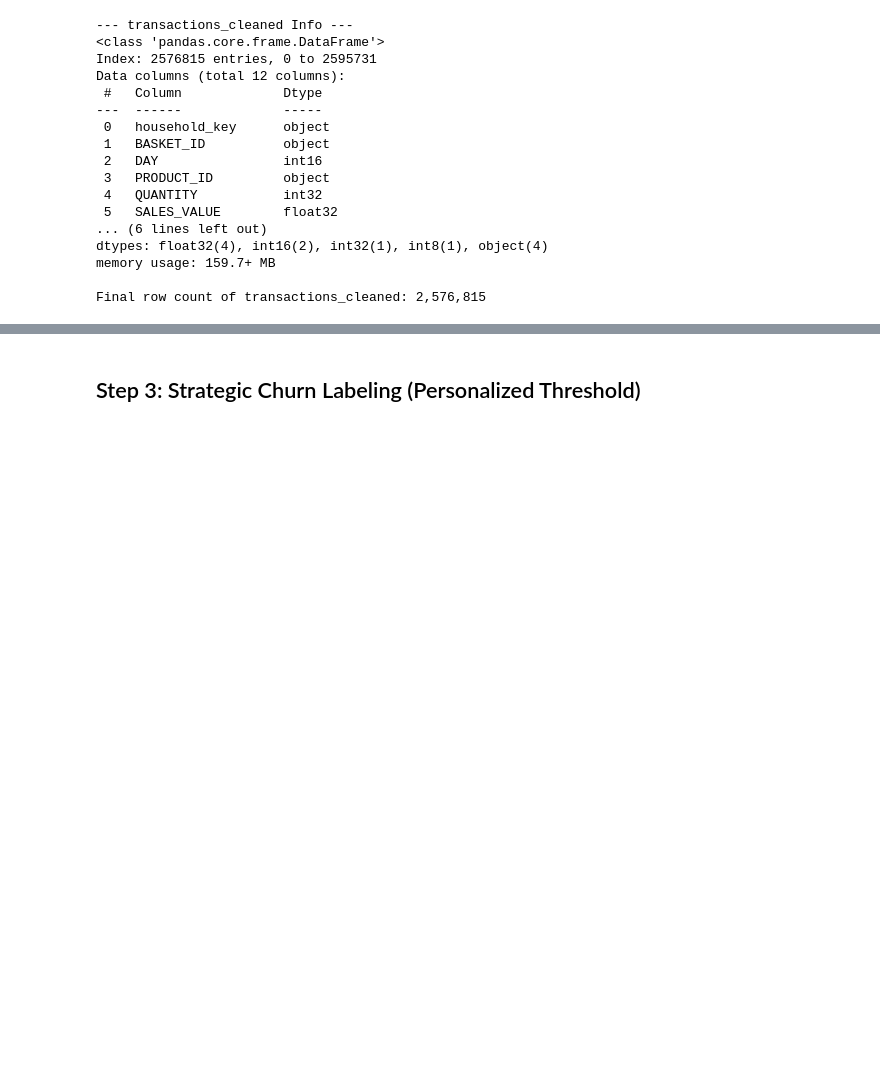
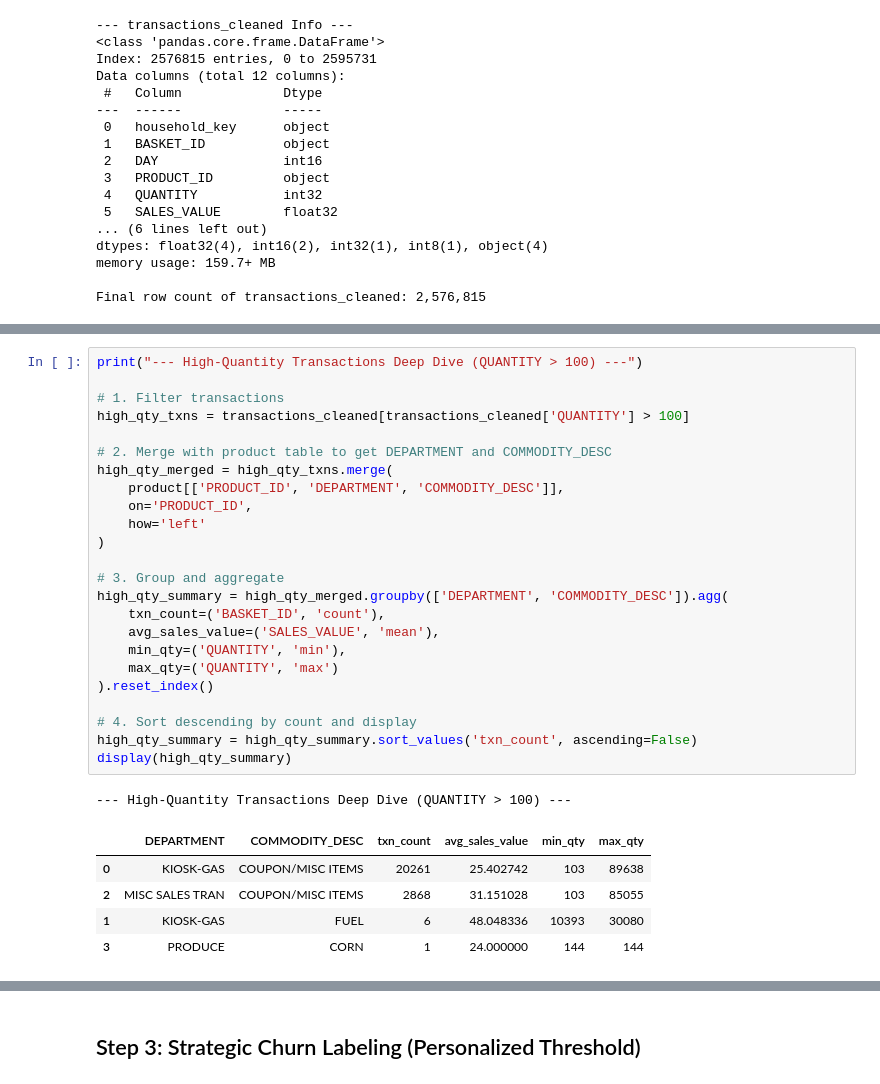
Before and after one commit to bich-le/DDM-Churn-Project, a Jupyter notebook: notebooks/01_Data_Integration_and_Labeling.ipynb, the cells around one changed output, grey strips where cells are left out. Saved outputs shown, nothing was run; the diff lists cells and outputs as text; blank space fills up the shorter version.

```diff
--- a/notebooks/01_Data_Integration_and_Labeling.ipynb
+++ b/notebooks/01_Data_Integration_and_Labeling.ipynb
@@ -405,0 +492,31 @@ Final row count of transactions_cleaned: 2,576,815
+# %%
+print("--- High-Quantity Transactions Deep Dive (QUANTITY > 100) ---")
+
+# 1. Filter transactions
+high_qty_txns = transactions_cleaned[transactions_cleaned['QUANTITY'] > 100]
+
+# 2. Merge with product table to get DEPARTMENT and COMMODITY_DESC
+high_qty_merged = high_qty_txns.merge(
+    product[['PRODUCT_ID', 'DEPARTMENT', 'COMMODITY_DESC']],
+    on='PRODUCT_ID',
+    how='left'
+)
+
+# 3. Group and aggregate
+high_qty_summary = high_qty_merged.groupby(['DEPARTMENT', 'COMMODITY_DESC']).agg(
+    txn_count=('BASKET_ID', 'count'),
+    avg_sales_value=('SALES_VALUE', 'mean'),
+    min_qty=('QUANTITY', 'min'),
+    max_qty=('QUANTITY', 'max')
+).reset_index()
+
+# 4. Sort descending by count and display
+high_qty_summary = high_qty_summary.sort_values('txn_count', ascending=False)
+display(high_qty_summary)
+# %% [output]
+--- High-Quantity Transactions Deep Dive (QUANTITY > 100) ---
+|  | DEPARTMENT | COMMODITY_DESC | txn_count | avg_sales_value | min_qty | max_qty |
+| 0 | KIOSK-GAS | COUPON/MISC ITEMS | 20261 | 25.402742 | 103 | 89638 |
+| 2 | MISC SALES TRAN | COUPON/MISC ITEMS | 2868 | 31.151028 | 103 | 85055 |
+| 1 | KIOSK-GAS | FUEL | 6 | 48.048336 | 10393 | 30080 |
+| 3 | PRODUCE | CORN | 1 | 24.000000 | 144 | 144 |
```
Also changed, not shown: parts of 9 cells of this notebook, 3 other files.
